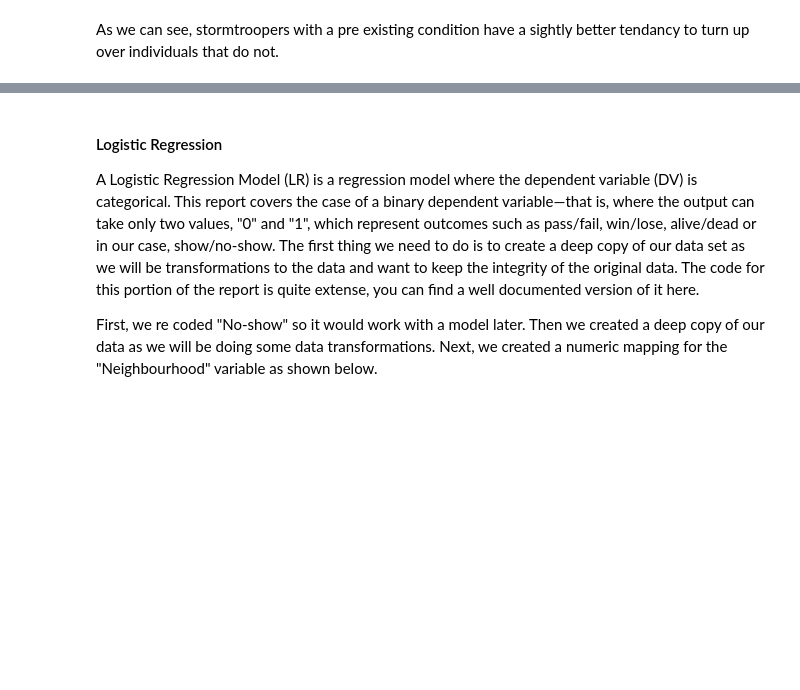
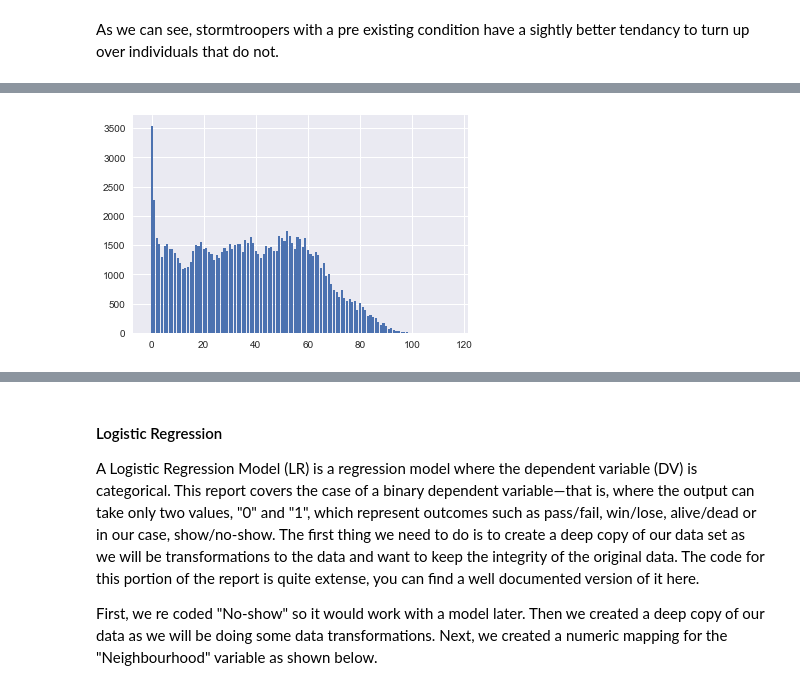
Before and after one commit to fairfield-university-is505-fall2017/The-Empire-Project, a Jupyter notebook: README.ipynb, the cells around one changed output, grey strips where cells are left out. Saved outputs shown, nothing was run; the diff lists cells and outputs as text; code cells hidden in the pictures; blank space fills up the shorter version.

```diff
--- a/README.ipynb
+++ b/README.ipynb
@@ -371,0 +369,8 @@ As we can see, stormtroopers with a pre existing condition have a sightly better
+# %%
+#plot the numbers of people in each age to see the component of appointment by different age
+
+age = medical_data['Age'].value_counts()
+plt.bar(age.index,age)
+plt.show()
+# %% [output]
+[figure, added]
```
Also changed, not shown: parts of 7 cells of this notebook, 2 other files.
